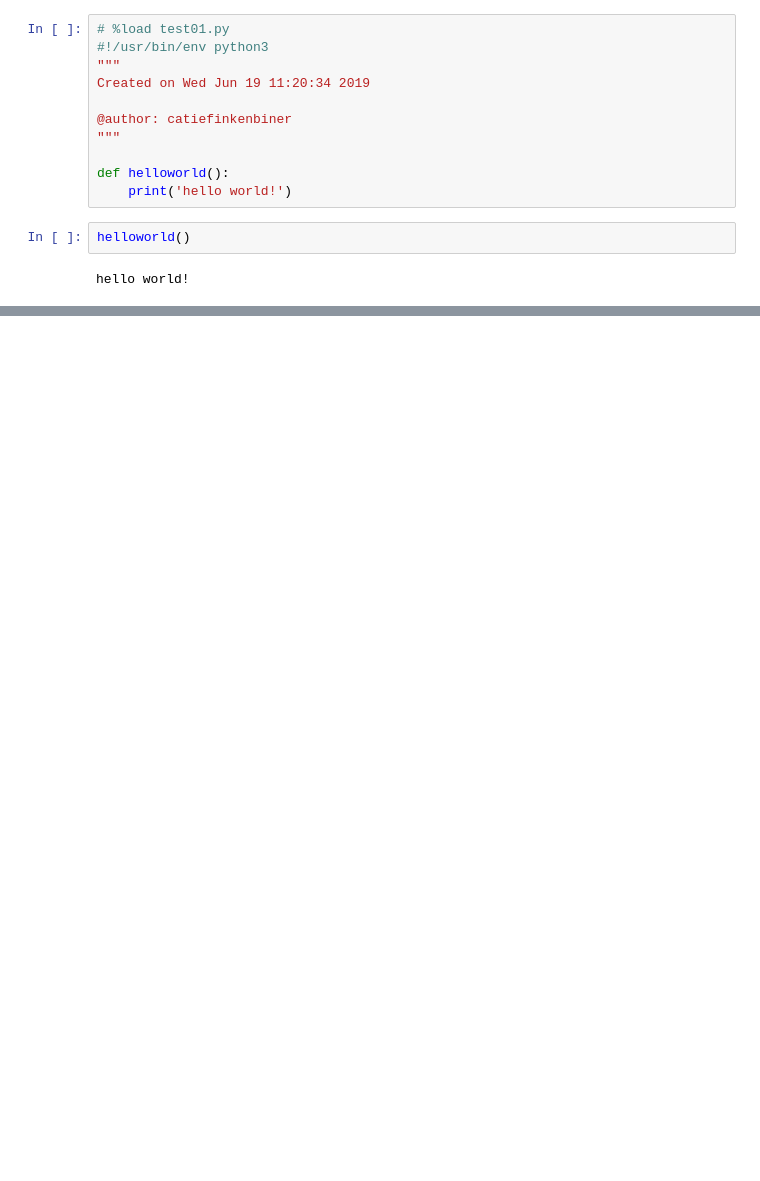
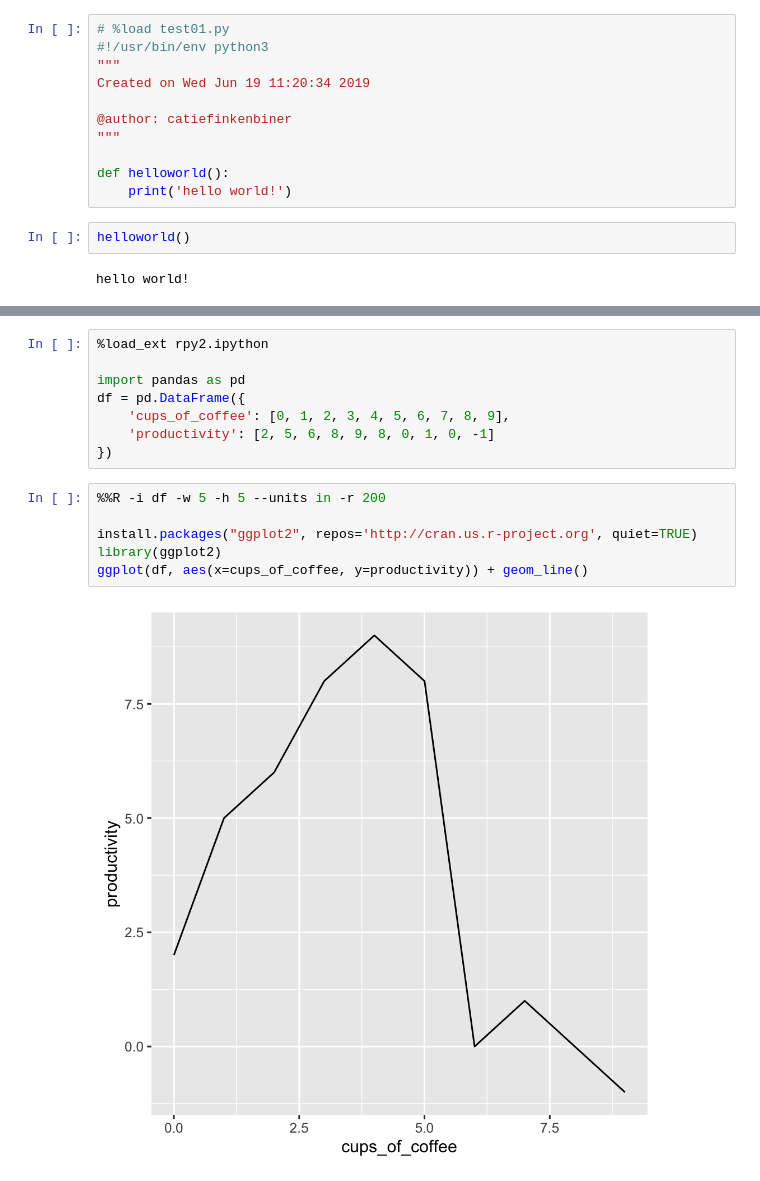
Before and after one commit to ksemmendinger/Hydro_Parameter_Sensitivity_Visuals, a Jupyter notebook: CODE.ipynb, the cells around one changed output, grey strips where cells are left out. Saved outputs shown, nothing was run; the diff lists cells and outputs as text; blank space fills up the shorter version.

```diff
--- a/CODE.ipynb
+++ b/CODE.ipynb
@@ -19,0 +16,16 @@ ModuleNotFoundError: No module named 'rpy2'
+# %%
+%load_ext rpy2.ipython
+
+import pandas as pd
+df = pd.DataFrame({
+    'cups_of_coffee': [0, 1, 2, 3, 4, 5, 6, 7, 8, 9],
+    'productivity': [2, 5, 6, 8, 9, 8, 0, 1, 0, -1]
+})
+# %%
+%%R -i df -w 5 -h 5 --units in -r 200
+
+install.packages("ggplot2", repos='http://cran.us.r-project.org', quiet=TRUE)
+library(ggplot2)
+ggplot(df, aes(x=cups_of_coffee, y=productivity)) + geom_line()
+# %% [output]
+[figure, added]
```
Also changed, not shown: parts of 5 cells of this notebook.
